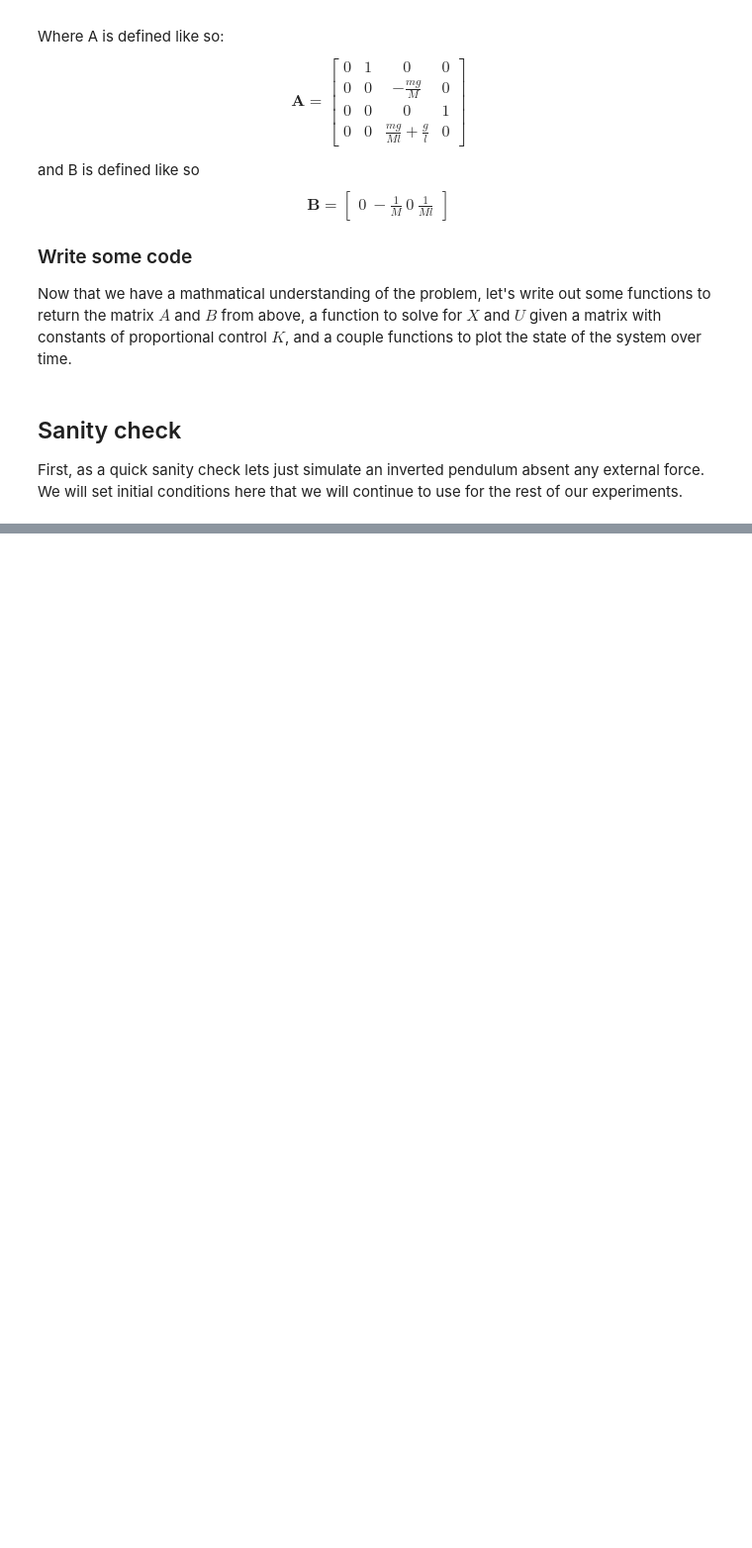
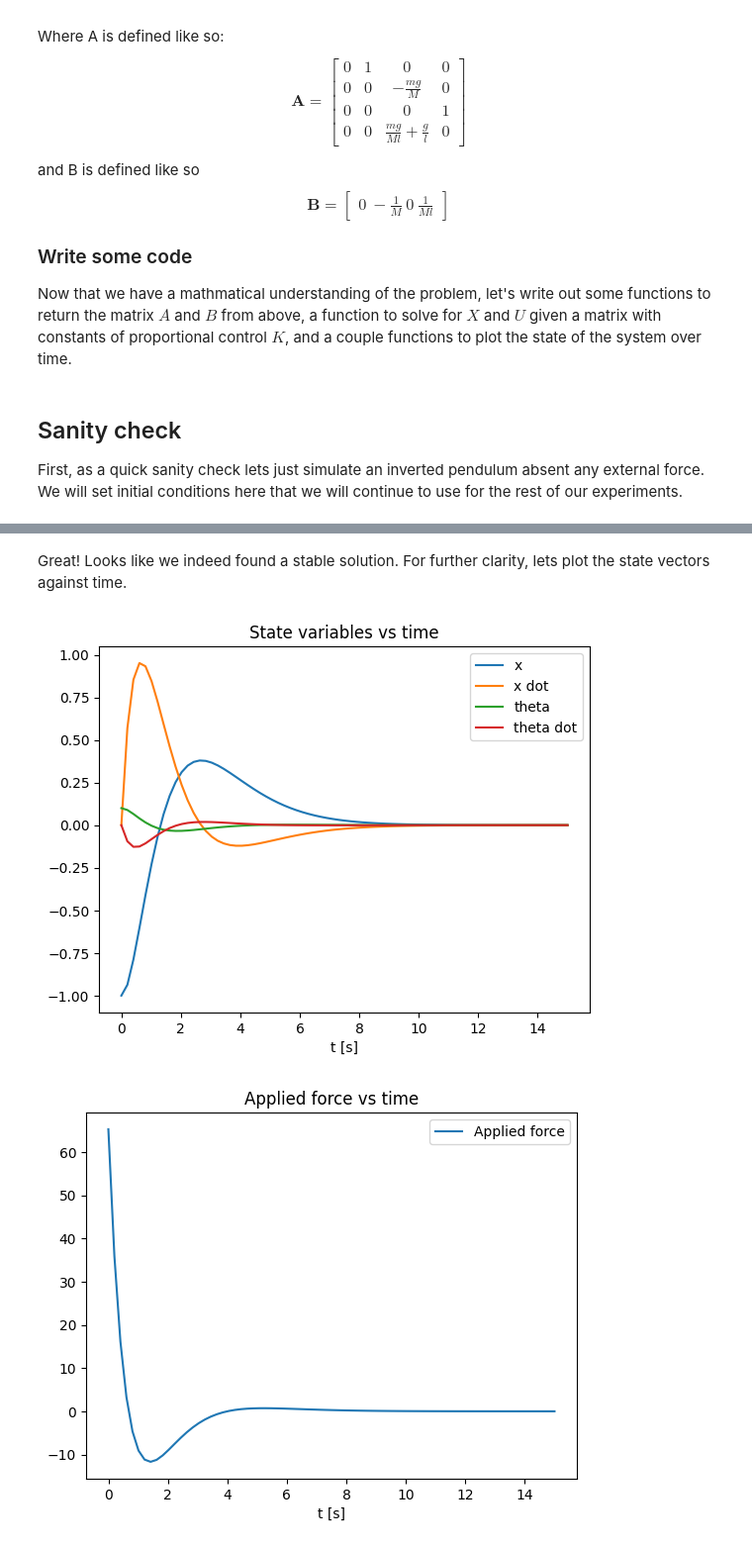
Before and after one commit to paxtonsc/inverted-pendulum-project, a Jupyter notebook: inverted_pendulm.ipynb, the cells around one changed output, grey strips where cells are left out. Shown at 99% size. Cells and saved outputs as stored; diff of their text form; code cells hidden in the pictures; blank space fills up the shorter version.

Commit message:
Other examples of stable control looking only at eigenvalues.

```diff
--- a/inverted_pendulm.ipynb
+++ b/inverted_pendulm.ipynb
@@ -221,6 +221,19 @@ def plot_state_vector_vs_time(t, X):
 
 
     plt.title('State variables vs time')
+    plt.legend()
+    plt.xlabel("t [s]")
+
+    plt.show()
+
+def plot_input_vs_time(t, U):
+    """
+    Simple function to plot F against time.
+    """
+
+    plt.plot(t, U[:,0], label="Applied force")
+
+    plt.title("Applied force vs time")
     plt.legend()
     plt.xlabel("t [s]")
 
@@ -293,8 +306,6 @@ First, as a quick sanity check lets just simulate an inverted pendulum absent an
 M, m = 17, 2
 l = 4
 g = 9.8
-q1, q2, q3, q4 = 1, 1, 1, 1
-r = 10
 
 # Get the linearized equations for the state vector and force vector.
 A, B = get_matrices_A_B(M, m, g, l)
@@ -303,7 +314,7 @@ A, B = get_matrices_A_B(M, m, g, l)
 K = np.zeros((1, 4))
 
 X0 = np.array([-1, 0, 0.1, 0])
-t = np.linspace(0, 10, 50)
+t = np.linspace(0, 15, 75)
 
 X, U = solve_cart_control(t, X0, A, B, K)
 
@@ -320,0 +355,9 @@ Now let's try to find constants for the proportional control matrix $K$ (where $
+# %%
+# Set four arbitrary negative eigenvalues
+eigs = [-1, -1.1, -1.2, -1.3]
+
+K = control.place(A, B, eigs)
+
+
+
+print(f"K: {K}")
@@ -320,0 +368,5 @@ Now let's try to find constants for the proportional control matrix $K$ (where $
+# %%
+X, U = solve_cart_control(t, X0, A, B, K)
+
+%matplotlib notebook
+HTML(animate_cart_and_pendulum(t, X).to_html5_video())
@@ -321,2 +377,11 @@ Now let's try to find constants for the proportional control matrix $K$ (where $
+# %% [markdown]
+Great! Looks like we indeed found a stable solution. For further clarity, lets plot the state vectors against time.
+# %%
+%matplotlib inline
+plot_state_vector_vs_time(t, X)
+plot_input_vs_time(t, U)
+# %% [output]
+[figure, added]
+[figure, added]
 # %% [markdown]
 ## Apply a Linear Quadratic Regulator with infinite time horizons to solve the controls problem
```
Also changed, not shown: parts of 12 cells of this notebook.
